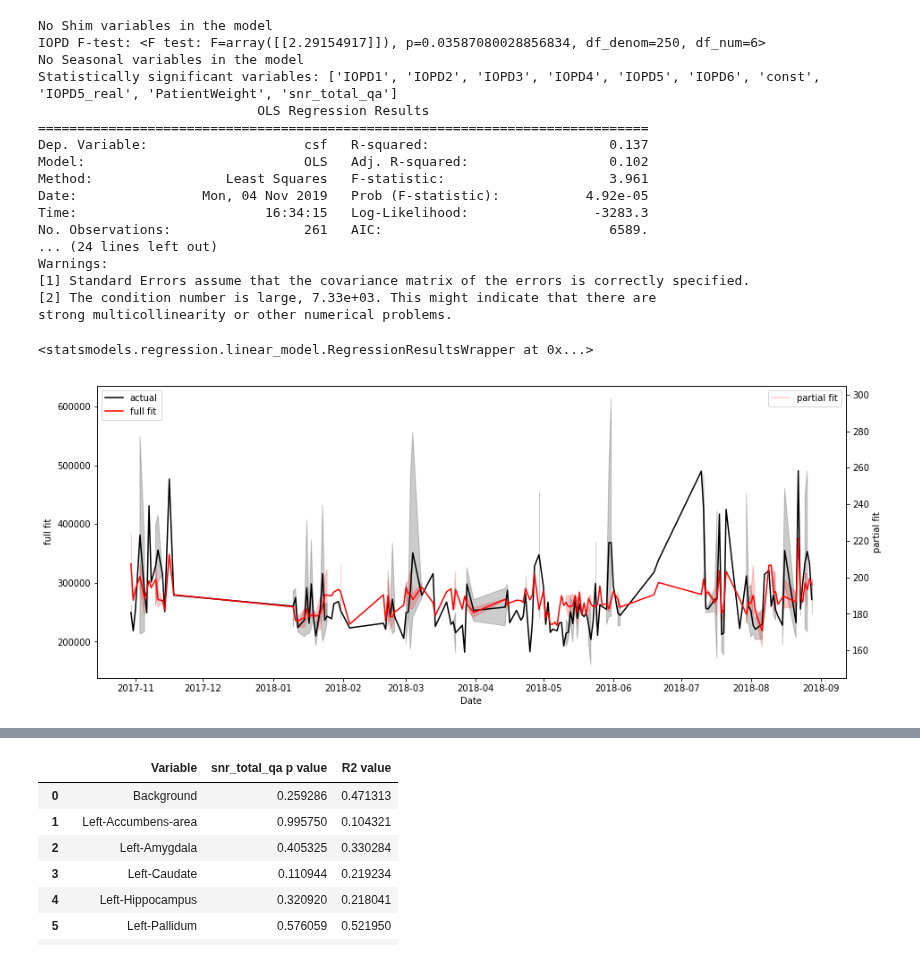
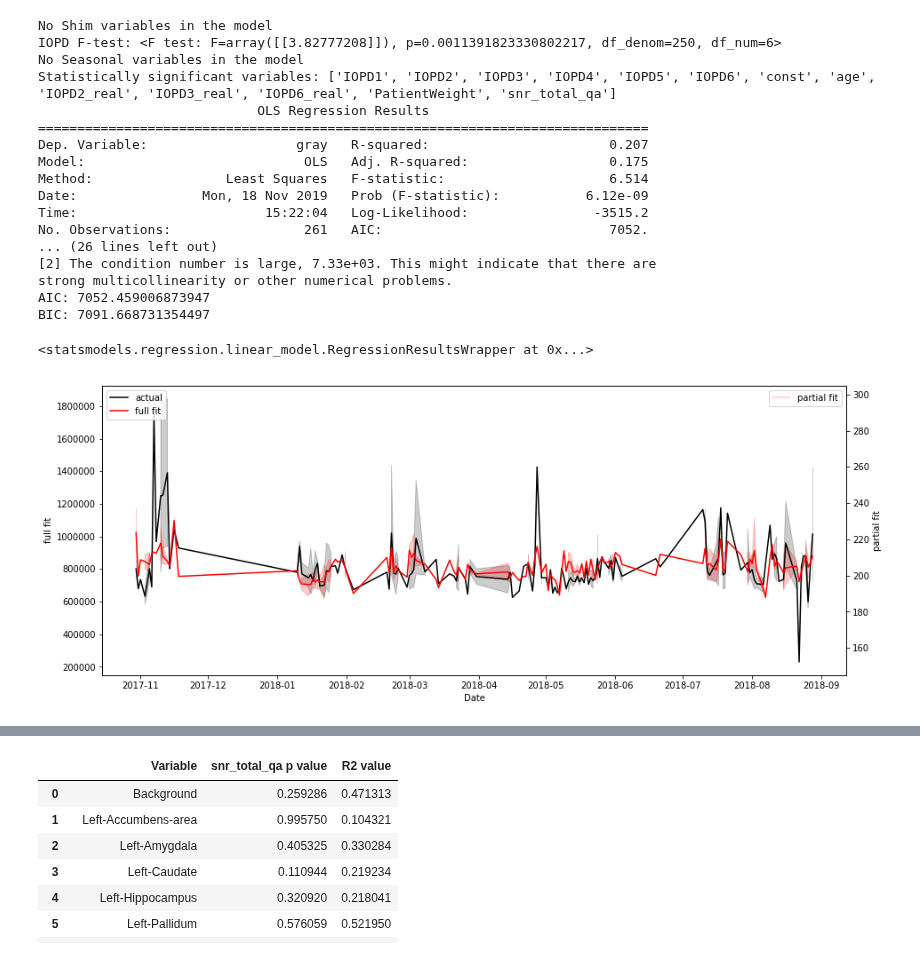
Before and after one commit to proj-nuisance/nuisance, a Jupyter notebook: ipy/nuisance_real_data.ipynb, the cells around one changed output, grey strips where cells are left out. Saved outputs shown, nothing was run; the diff lists cells and outputs as text; code cells hidden in the pictures.

Commit message:
added additional model result to show R2 value without snr_total_qa and seasonal. added AIC and BIC values to all real data models

```diff
--- a/ipy/nuisance_real_data.ipynb
+++ b/ipy/nuisance_real_data.ipynb
@@ -272,5 +100,5 @@ July17_df
 # %%
-Oct14_df = pd.DataFrame(July17_df,columns=['Date', 'csf', 'age', 'snr_total_qa', 'IOPD1_real', 'IOPD2_real', 'IOPD3_real',
+Oct14_df = pd.DataFrame(July17_df,columns=['Date', 'gray', 'age', 'snr_total_qa', 'IOPD1_real', 'IOPD2_real', 'IOPD3_real',
                                               'IOPD4_real', 'IOPD5_real', 'IOPD6_real', 'sex_male', 'PatientWeight',
                                               'Seasonal (sin)', 'Seasonal (cos)'])
 # %%
@@ -298,25 +126,25 @@ strong multicollinearity or other numerical problems.
 # %%
 # WITH ONLY SNR_TOTAL_QA
-regress('csf', Oct14_df, qa=False, real_data = True)
+regress('gray', Oct14_df, qa=False, real_data = True)
 # %% [output]
 No Shim variables in the model
-IOPD F-test: <F test: F=array([[2.29154917]]), p=0.03587080028856834, df_denom=250, df_num=6>
+IOPD F-test: <F test: F=array([[3.82777208]]), p=0.0011391823330802217, df_denom=250, df_num=6>
 No Seasonal variables in the model
-Statistically significant variables: ['IOPD1', 'IOPD2', 'IOPD3', 'IOPD4', 'IOPD5', 'IOPD6', 'const', 'IOPD5_real', 'PatientWeight', 'snr_total_qa']
+Statistically significant variables: ['IOPD1', 'IOPD2', 'IOPD3', 'IOPD4', 'IOPD5', 'IOPD6', 'const', 'age', 'IOPD2_real', 'IOPD3_real', 'IOPD6_real', 'PatientWeight', 'snr_total_qa']
                             OLS Regression Results
 ==============================================================================
-Dep. Variable:                    csf   R-squared:                       0.137
-Model:                            OLS   Adj. R-squared:                  0.102
-Method:                 Least Squares   F-statistic:                     3.961
-Date:                Mon, 04 Nov 2019   Prob (F-statistic):           4.92e-05
-Time:                        16:34:15   Log-Likelihood:                -3283.3
-No. Observations:                 261   AIC:                             6589.
-... (24 lines left out)
-Warnings:
-[1] Standard Errors assume that the covariance matrix of the errors is correctly specified.
+Dep. Variable:                   gray   R-squared:                       0.207
+Model:                            OLS   Adj. R-squared:                  0.175
+Method:                 Least Squares   F-statistic:                     6.514
+Date:                Mon, 18 Nov 2019   Prob (F-statistic):           6.12e-09
+Time:                        15:22:04   Log-Likelihood:                -3515.2
+No. Observations:                 261   AIC:                             7052.
+... (26 lines left out)
 [2] The condition number is large, 7.33e+03. This might indicate that there are
 strong multicollinearity or other numerical problems.
+AIC: 7052.459006873947
+BIC: 7091.668731354497
 <statsmodels.regression.linear_model.RegressionResultsWrapper at 0x...>
-[figure, old version]
+[figure, new version]
 # %%
 # WITH ONLY SEASONAL
```
Also changed, not shown: parts of 12 cells of this notebook, 1 other file.
